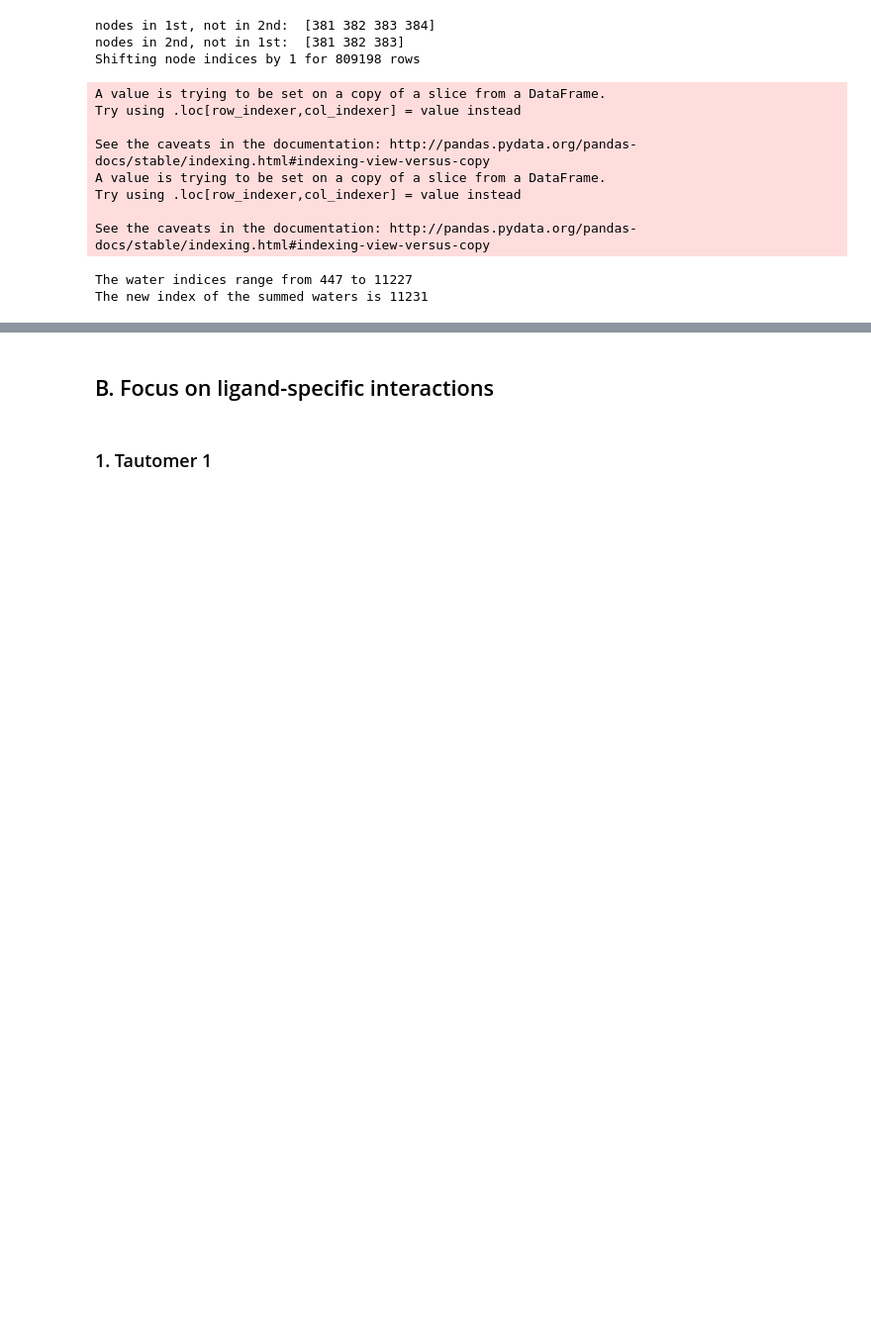
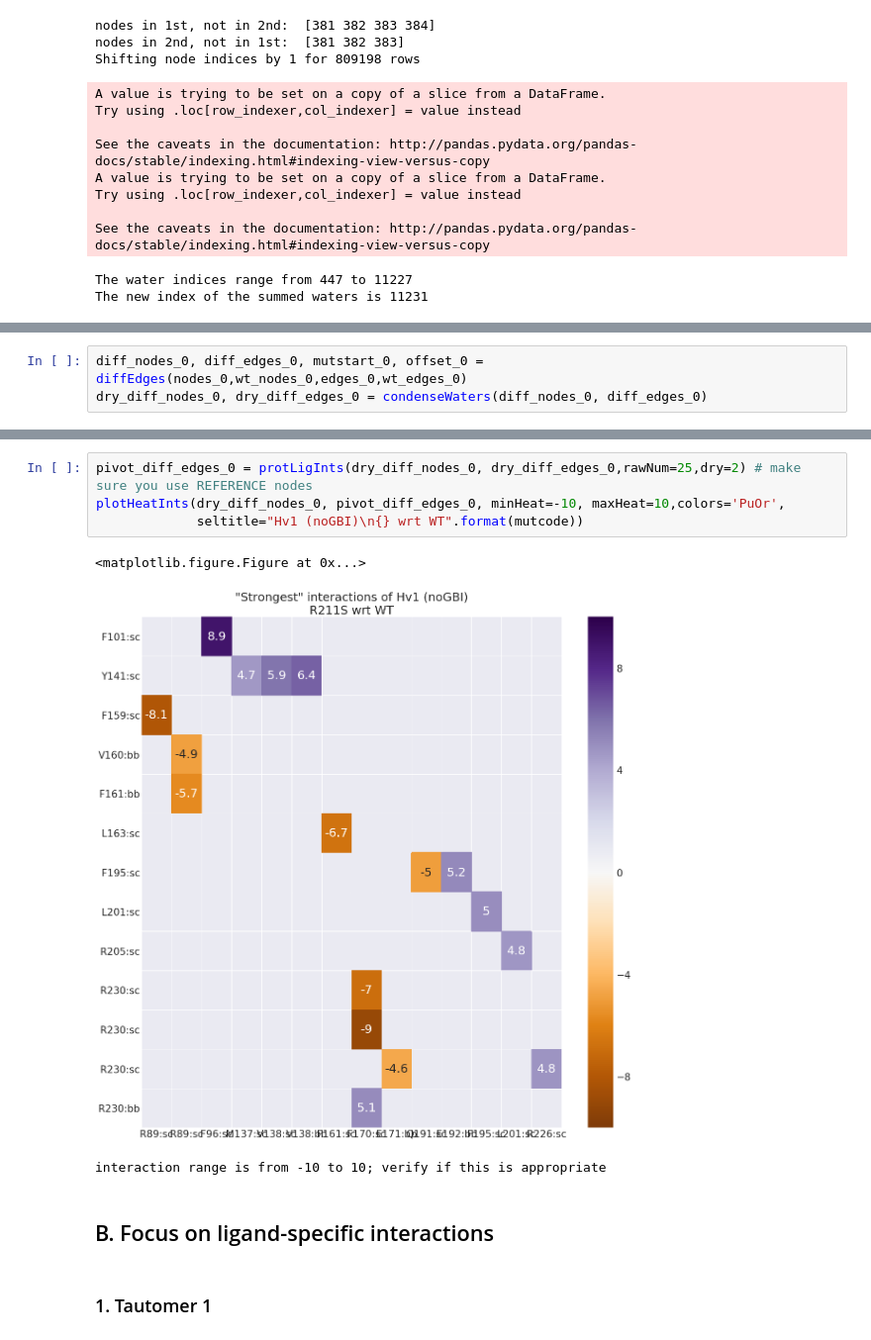
Before and after one commit to vtlim/Hv1, a Jupyter notebook: 04_fep/postFEPvanilla/analysis/3_nonCovInts/nodeAnalysis.ipynb, the cells around one changed output, grey strips where cells are left out. Shown at 99% size. Drawn from its saved outputs; the diff is of its cells as text; blank space fills up the shorter version.

```diff
--- a/04_fep/postFEPvanilla/analysis/3_nonCovInts/nodeAnalysis.ipynb
+++ b/04_fep/postFEPvanilla/analysis/3_nonCovInts/nodeAnalysis.ipynb
@@ -788,0 +889,3 @@ interaction range is from -10 to 10; verify if this is appropriate
+# %%
+diff_nodes_0, diff_edges_0, mutstart_0, offset_0 = diffEdges(nodes_0,wt_nodes_0,edges_0,wt_edges_0)
+dry_diff_nodes_0, dry_diff_edges_0 = condenseWaters(diff_nodes_0, diff_edges_0)
@@ -789,3 +906,11 @@ interaction range is from -10 to 10; verify if this is appropriate
+# %%
+pivot_diff_edges_0 = protLigInts(dry_diff_nodes_0, dry_diff_edges_0,rawNum=25,dry=2) # make sure you use REFERENCE nodes
+plotHeatInts(dry_diff_nodes_0, pivot_diff_edges_0, minHeat=-10, maxHeat=10,colors='PuOr',
+             seltitle="Hv1 (noGBI)\n{} wrt WT".format(mutcode))
+# %% [output]
+<matplotlib.figure.Figure at 0x...>
+[figure, added]
+interaction range is from -10 to 10; verify if this is appropriate
 # %% [markdown]
 ## B. Focus on ligand-specific interactions
 # %% [markdown]
```
Also changed, not shown: parts of 22 cells of this notebook.
